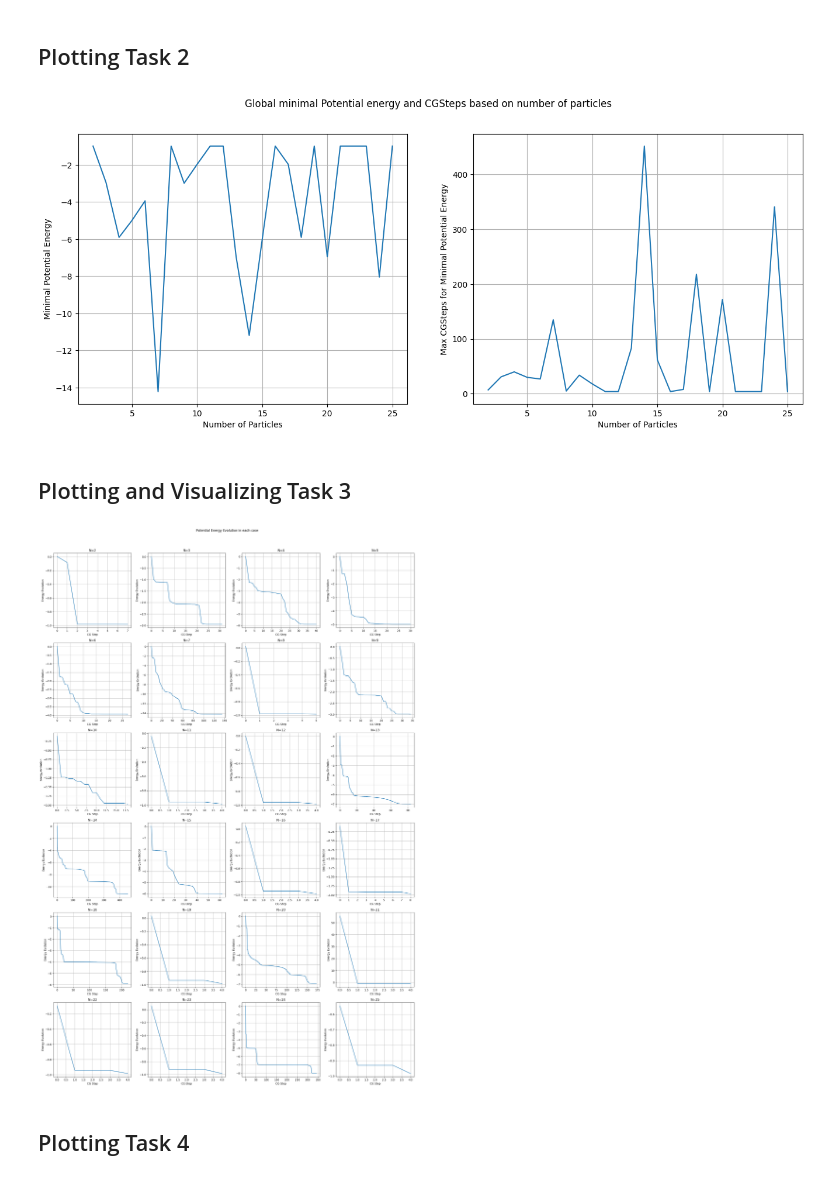
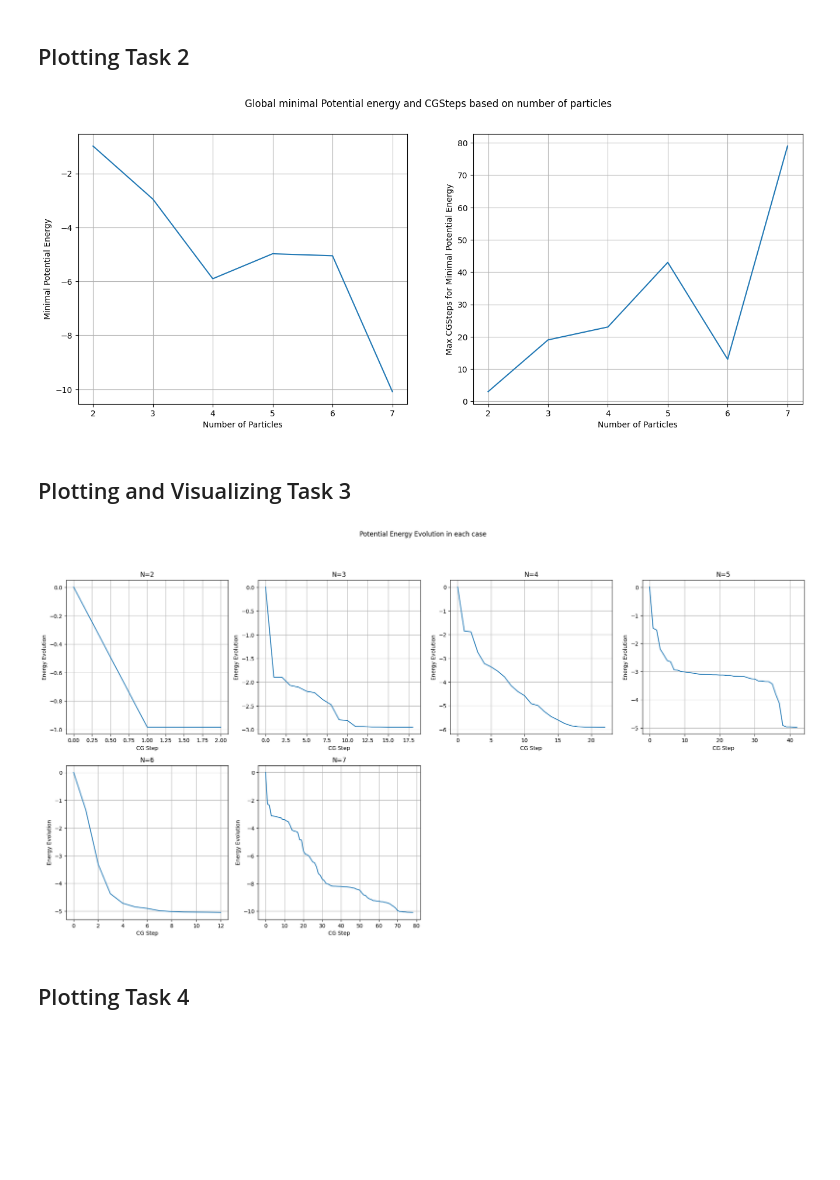
Before and after one commit to AnhTungLe04/EnergyMinimizationOfNanoparticles, a Jupyter notebook: energy_minimization.ipynb, the cells around one changed output. Saved outputs shown, nothing was run; the diff lists cells and outputs as text; code cells hidden in the pictures; blank space fills up the shorter version.

```diff
--- a/energy_minimization.ipynb
+++ b/energy_minimization.ipynb
@@ -23,7 +24,7 @@ inv_rc_6 = (sigma/rc)**6
 ## Random Positions Initialization
 # %%
 def initialize_positions(N, L):
-    return np.random.uniform(-L/2, L/2, size=(N,3))
+    return np.random.uniform(-L/2, L/2, (N,3))
 # %% [markdown]
 ## Potential Energy Calculation
 # %%
@@ -53,31 +50,23 @@ def calculate_energy(positions, L, include_cohesive=True):
 # %% [markdown]
 ## Forces Calculation
 # %%
-#@njit
 def calculate_forces(positions, L):
     N = len(positions)
-    forces = np.zeros_like(positions)
-    alpha = 0.0001 * N**(-2/3)
+    alpha = 0.0001 * (N**(-2/3))
+    forces = -2 * alpha * positions
 
-    forces += 2 * alpha * positions   # Cohesive forces
     for i in range(N):
         for j in range(i+1, N):   # Pairwise
             rij = positions[j] - positions[i]
             rij -= np.round(rij / L) * L   # Periodic boundary condition
-            rij_normalized = max(np.linalg.norm(rij, 2), 1e-10)   # Normalized distance, clip the values when it becomes too small
+            rij_squared = (rij**2).sum()
 
-            if rij_normalized <= rc:   # Ignore the forces at r_cut
-                inv_rij_12 = (sigma/rij_normalized)**12
-                inv_rij_6 = (sigma/rij_normalized)**6
-                f_magnitude = -24 * epsilon / rij_normalized * (2*inv_rij_12 - inv_rij_6)
-                # Clip the magnitude of forces when it becomes too big or too small
-                if f_magnitude < -10e4:
-                    f_magnitude = -10e4
-                if f_magnitude > 10e4:
-                    f_magnitude = 10e4
-                # Active and reactive forces on each pair of particles
-                forces[i] -= f_magnitude * rij / rij_normalized
-                forces[j] += f_magnitude * rij / rij_normalized
+            if rij_squared <= rc_squared:   # Ignore the forces at r_cut
+                inv_rij_12 = (sigma_squared/rij_squared)**6
+                inv_rij_6 = (sigma_squared/rij_squared)**3
+                f_ij = -24 * epsilon / rij_squared * (2*inv_rij_12 - inv_rij_6) * rij
+                forces[i] += f_ij
+                forces[j] -= f_ij
 
     return forces
 # %% [markdown]
@@ -200,14 +182,14 @@ def perform_conjugate_gradient_minimization(positions, L, ECtol, MaxCGSteps):
 # %%
+# Test
 density = 0.001
-N = 2
+N = 5
 L = (N/density) ** (1/3)
 positions = initialize_positions(N, L)
-U_min, CGSteps, energy_evo, traj = perform_conjugate_gradient_minimization(positions, L, ECtol, MaxCGSteps)
-last_direction = - calculate_forces(traj[-1], L)
-for i in range(N):
-    last_direction[i] /= np.linalg.norm(last_direction[i])
+U_min, CGSteps, energy_evo, traj = perform_conjugate_gradient_minimization(positions, L)
+last_direction = calculate_forces(traj[-1], L)
+
 last_positions, U_min = perform_line_search(traj[-1], last_direction, L, delta, LStol, MaxLSSteps, include_cohesive=False)
 energy_evo.append(U_min)
 traj.append(last_positions)
-print(energy_evo)
+print(energy_evo[-1])
 # %% [output]
@@ -270,7 +239,7 @@ KeyboardInterrupt:
 # %% [markdown]
 ## Plotting Task 2
 # %%
-N_list = np.arange(2, 26)
+N_list = np.arange(2, 8)
 
 plt.figure(figsize=(16,6))
 # Plot global minimum potential energy based on number of particles
@@ -291,26 +260,26 @@ plt.grid(True)
 plt.suptitle('Global minimal Potential energy and CGSteps based on number of particles')
 plt.savefig('task2')
 # %% [output]
-[figure, old version]
+[figure, new version]
 # %% [markdown]
 ## Plotting and Visualizing Task 3
 # %%
 # Plot the evolution of Potential energy at each conjugate gradient step
 plt.figure(figsize=(20, 30))
 for N in N_list:
     index = N - 2
     plt.subplot(6, 4, index+1)
-    plt.plot(np.arange(0, CGSteps_list[index]+1), energy_evolution_list[index])
+    plt.plot(np.arange(0, CGSteps_list[index]), energy_evolution_list[index])
     plt.xlabel('CG Step')
     plt.ylabel('Energy Evolution')
     plt.title(f'N={N}')
     plt.grid(True)
 
 plt.tight_layout(rect=[0, 0, 1, 0.95])
 plt.suptitle('Potential Energy Evolution in each case')
 plt.savefig('task3')
 # %% [output]
-[figure, old version]
+[figure, new version]
 # %%
 # Visualize the trajectory of a cluster with 14 particles
 traj = Trajectory('nano.traj', 'w')
```
Also changed, not shown: parts of 8 cells of this notebook.
